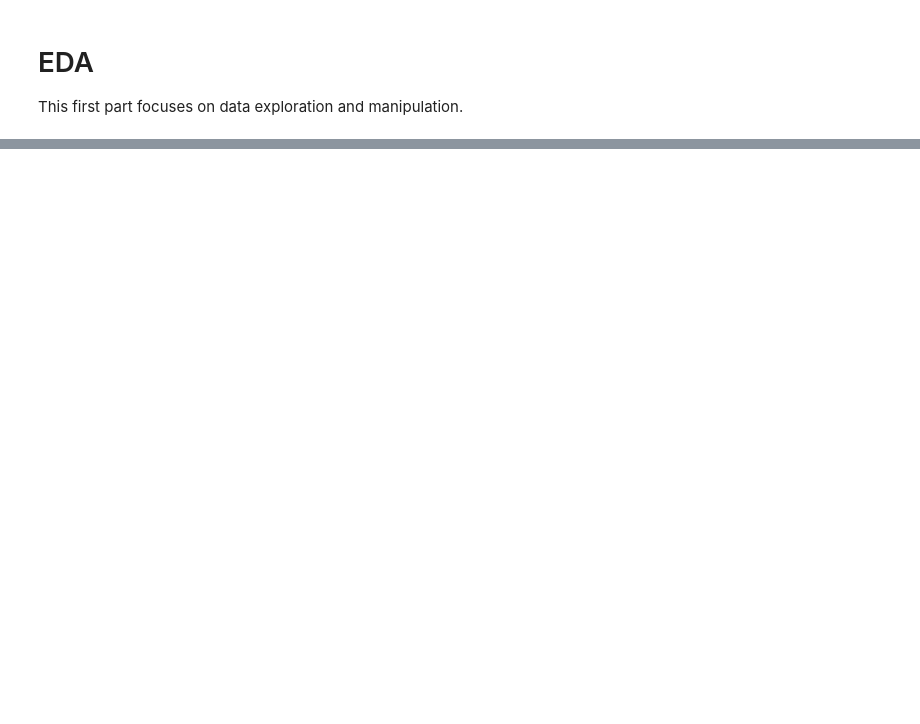
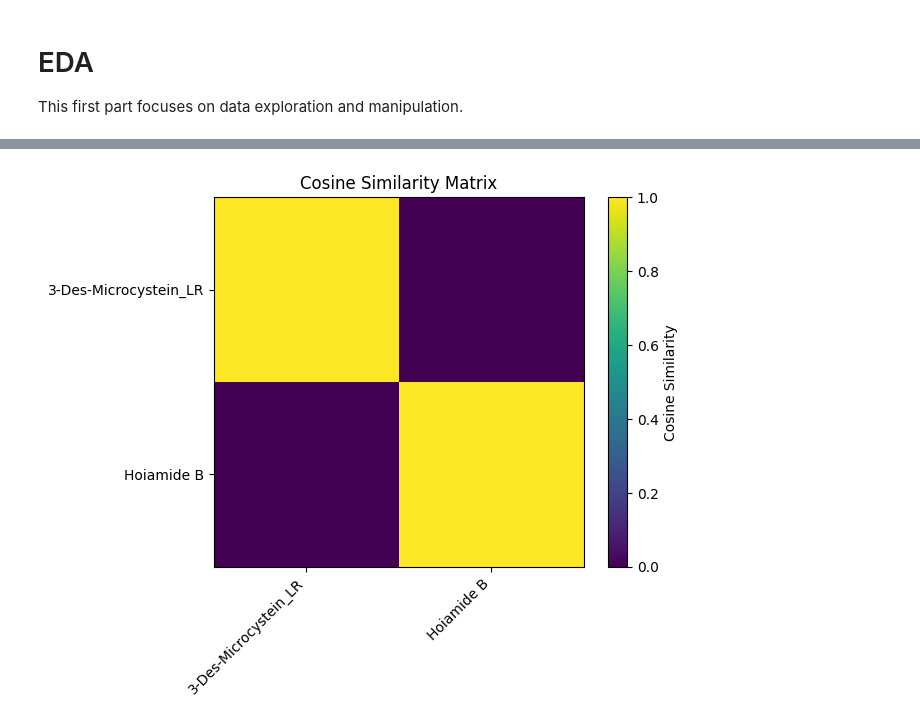
Before and after one commit to ongarileonardo/plant_bioactivities, a Jupyter notebook: src/EDA.ipynb, the cells around one changed output, grey strips where cells are left out. Drawn from its saved outputs; the diff is of its cells as text; code cells hidden in the pictures; blank space fills up the shorter version.

```diff
--- a/src/EDA.ipynb
+++ b/src/EDA.ipynb
@@ -51,0 +80,10 @@ Index(['Activity_ID', 'Quality', 'source', 'CID', 'SMILES', 'connectivity',
+# %%
+# compute cosine similarity between the two spectra
+
+from matchms import calculate_scores
+from matchms.similarity import CosineGreedy
+similarity_measure = CosineGreedy(tolerance=0.005)
+
+spectrums = [spectra[0], spectra[1]]
+
+scores = calculate_scores(spectrums, spectrums, similarity_measure, is_symmetric=True)
@@ -51,0 +100,16 @@ Index(['Activity_ID', 'Quality', 'source', 'CID', 'SMILES', 'connectivity',
+# %%
+row, col, val = scores.scores['CosineGreedy_score']
+
+n = len(spectrums)
+S = np.zeros((n, n))
+
+S[row, col] = val
+# %%
+plt.imshow(S, cmap='viridis', vmin=0, vmax=1)
+plt.title("Cosine Similarity Matrix")
+plt.xticks(ticks=np.arange(n), labels=[s.metadata.get('compound_name', 'Unknown') for s in spectrums], rotation=45, ha='right')
+plt.yticks(ticks=np.arange(n), labels=[s.metadata.get('compound_name', 'Unknown') for s in spectrums])
+plt.colorbar(label='Cosine Similarity')
+plt.show()
+# %% [output]
+[figure, added]
```
Also changed, not shown: parts of 17 cells of this notebook, 2 other files.
